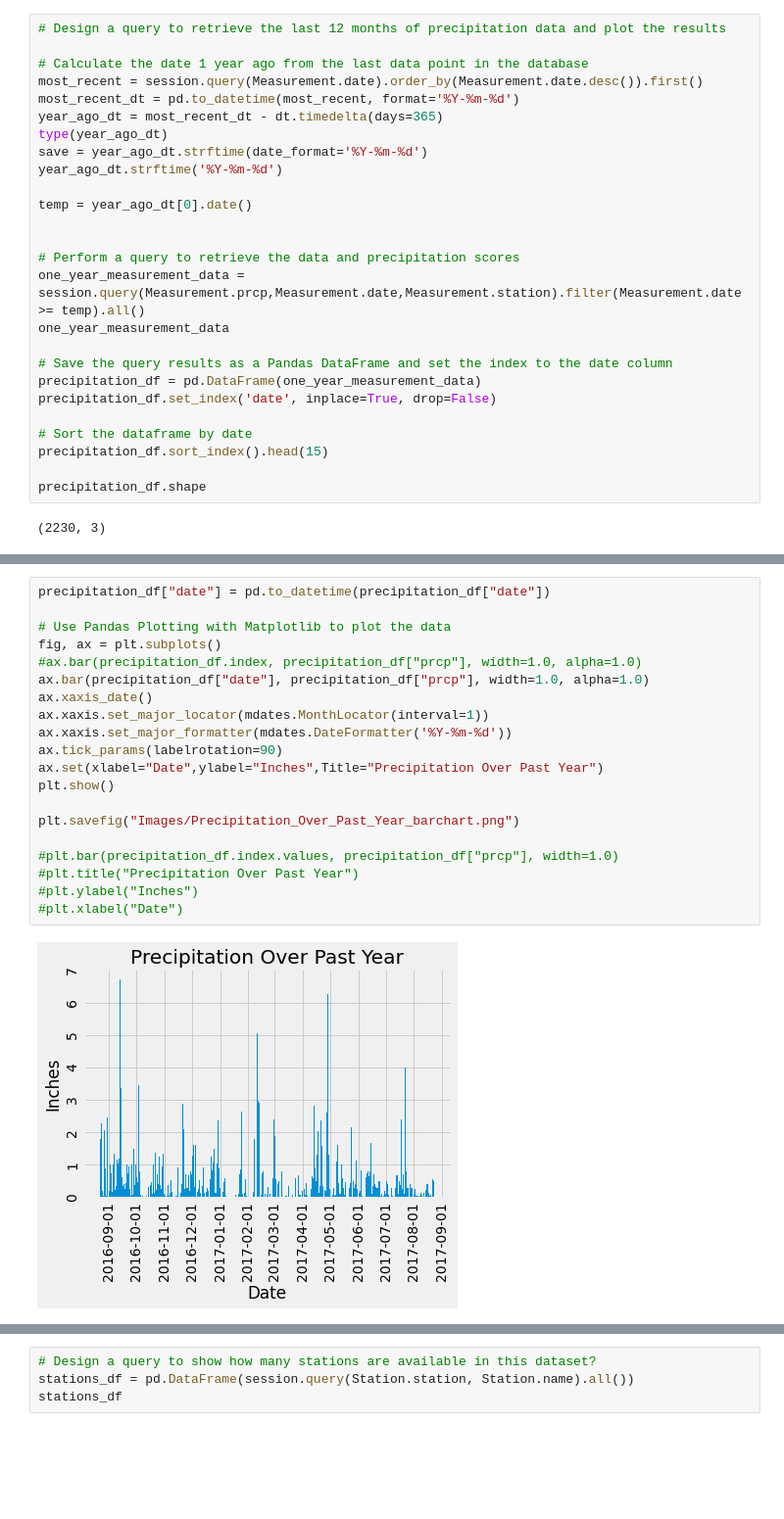
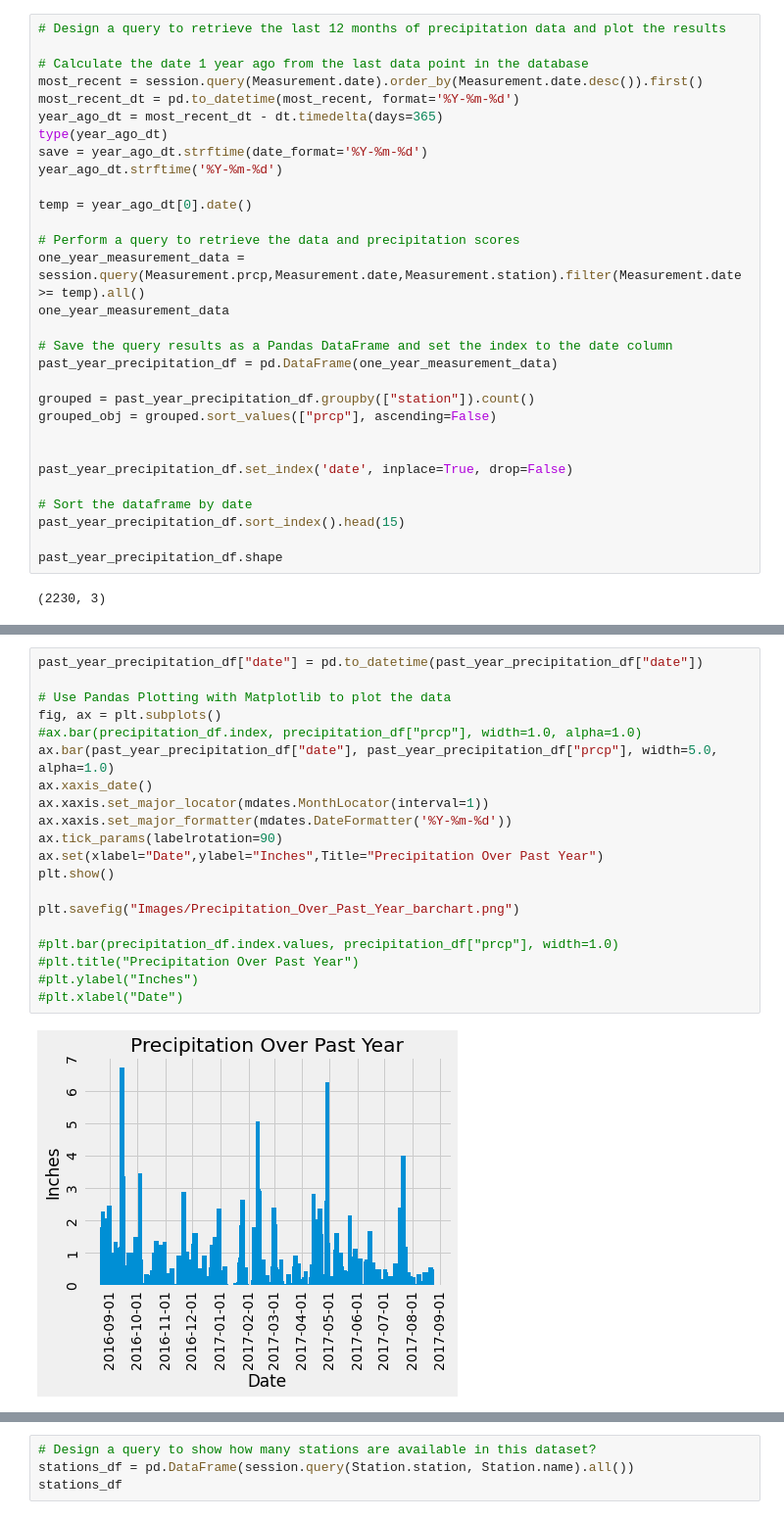
Before and after one commit to csadlo/sqlalchemy-challenge, a Jupyter notebook: climate_starter.ipynb, the cells around one changed output, grey strips where cells are left out. Shown at 98% size. Drawn from its saved outputs; the diff is of its cells as text; blank space fills up the shorter version.

```diff
--- a/climate_starter.ipynb
+++ b/climate_starter.ipynb
@@ -88,19 +88,23 @@ year_ago_dt.strftime('%Y-%m-%d')
 
 temp = year_ago_dt[0].date()
 
-
 # Perform a query to retrieve the data and precipitation scores
 one_year_measurement_data = session.query(Measurement.prcp,Measurement.date,Measurement.station).filter(Measurement.date >= temp).all()
 one_year_measurement_data
 
 # Save the query results as a Pandas DataFrame and set the index to the date column
-precipitation_df = pd.DataFrame(one_year_measurement_data)
-precipitation_df.set_index('date', inplace=True, drop=False)
+past_year_precipitation_df = pd.DataFrame(one_year_measurement_data)
+
+grouped = past_year_precipitation_df.groupby(["station"]).count()
+grouped_obj = grouped.sort_values(["prcp"], ascending=False)
+
+
+past_year_precipitation_df.set_index('date', inplace=True, drop=False)
 
 # Sort the dataframe by date
-precipitation_df.sort_index().head(15)
+past_year_precipitation_df.sort_index().head(15)
 
-precipitation_df.shape
+past_year_precipitation_df.shape
 # %% [output]
 (2230, 3)
 # %%
@@ -117,27 +121,27 @@ prep_df.shape
 # %% [output]
 (2021, 3)
 # %%
-precipitation_df["date"] = pd.to_datetime(precipitation_df["date"])
+past_year_precipitation_df["date"] = pd.to_datetime(past_year_precipitation_df["date"])
 
 # Use Pandas Plotting with Matplotlib to plot the data
 fig, ax = plt.subplots()
 #ax.bar(precipitation_df.index, precipitation_df["prcp"], width=1.0, alpha=1.0)
-ax.bar(precipitation_df["date"], precipitation_df["prcp"], width=1.0, alpha=1.0)
+ax.bar(past_year_precipitation_df["date"], past_year_precipitation_df["prcp"], width=5.0, alpha=1.0)
 ax.xaxis_date()
 ax.xaxis.set_major_locator(mdates.MonthLocator(interval=1))
 ax.xaxis.set_major_formatter(mdates.DateFormatter('%Y-%m-%d'))
 ax.tick_params(labelrotation=90)
 ax.set(xlabel="Date",ylabel="Inches",Title="Precipitation Over Past Year")
 plt.show()
 
 plt.savefig("Images/Precipitation_Over_Past_Year_barchart.png")
 
 #plt.bar(precipitation_df.index.values, precipitation_df["prcp"], width=1.0)
 #plt.title("Precipitation Over Past Year")
 #plt.ylabel("Inches")
 #plt.xlabel("Date")
 # %% [output]
-[figure, old version]
+[figure, new version]
 <Figure size 432x288 with 0 Axes>
 # %%
 # Use Pandas to calculate the summary statistics for the precipitation data
```
Also changed, not shown: parts of 9 cells of this notebook, 1 other file.
